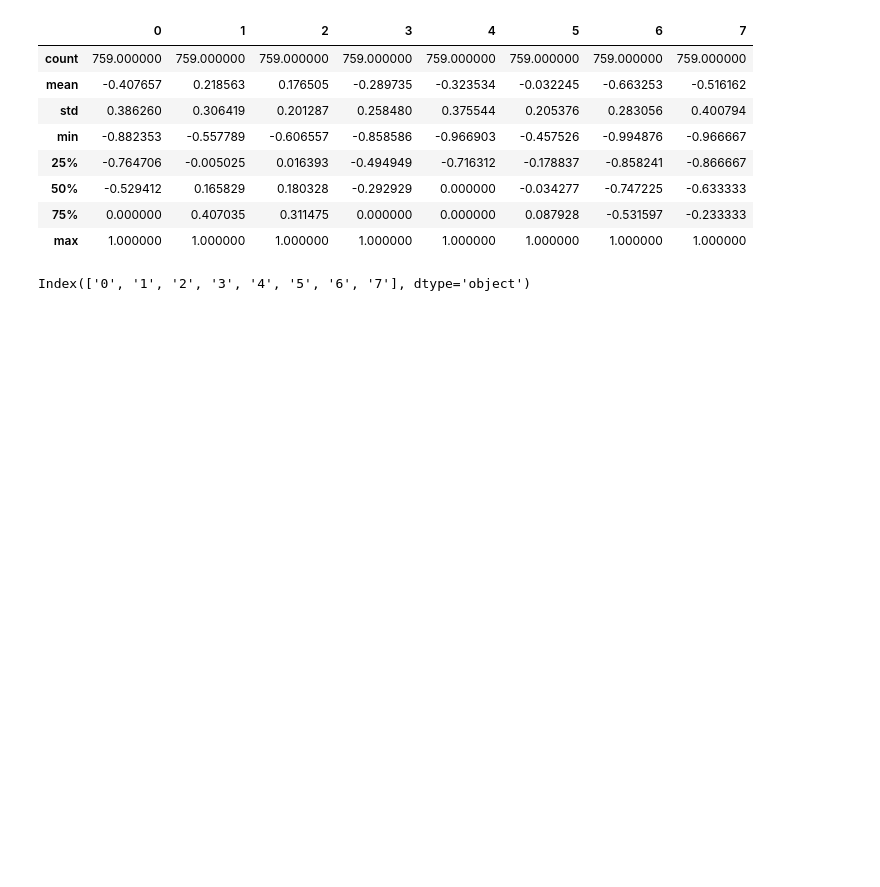
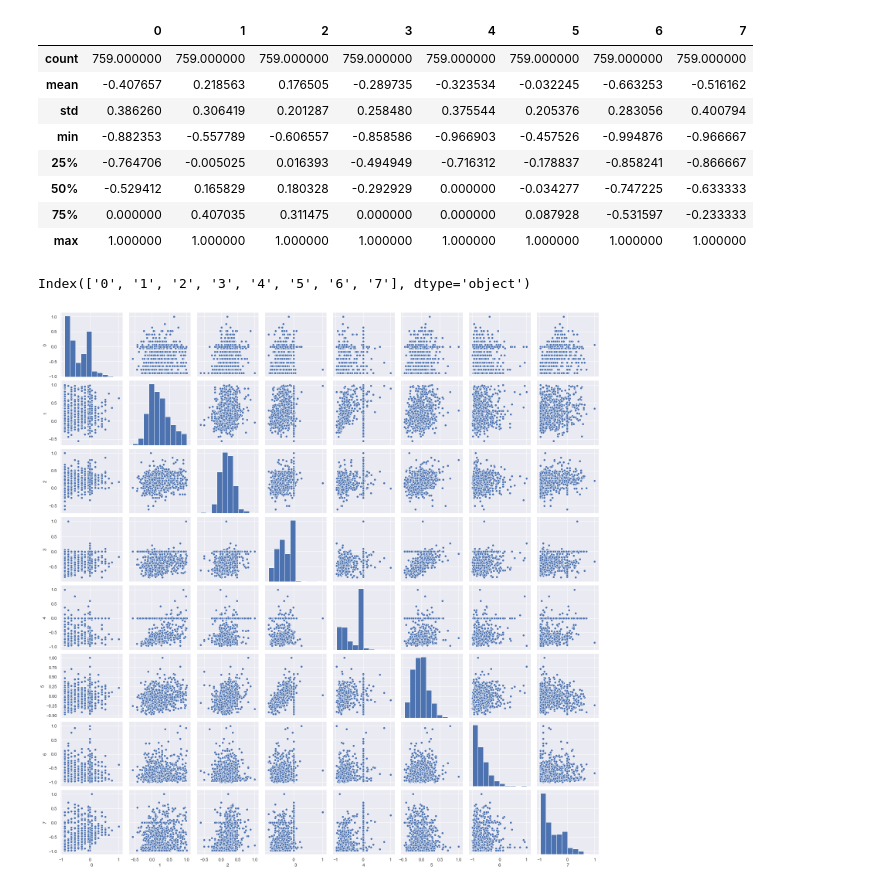
Before and after one commit to gon2gon2/first, a Jupyter notebook: ai_challenge/pretest/당뇨병(분류)/합쳐셔 확인해보기.ipynb, the cells around one changed output. Cells and saved outputs as stored; diff of their text form; code cells hidden in the pictures; blank space fills up the shorter version.

```diff
--- a/ai_challenge/pretest/당뇨병(분류)/합쳐셔 확인해보기.ipynb
+++ b/ai_challenge/pretest/당뇨병(분류)/합쳐셔 확인해보기.ipynb
@@ -112,0 +111,7 @@ x_ticks = hap.columns
+# %%
+sns.set()
+cols = hap.columns
+sns.pairplot(hap[cols], size = 2.5)
+plt.show();
+# %% [output]
+[figure, added]
```
Also changed, not shown: parts of 7 cells of this notebook.
